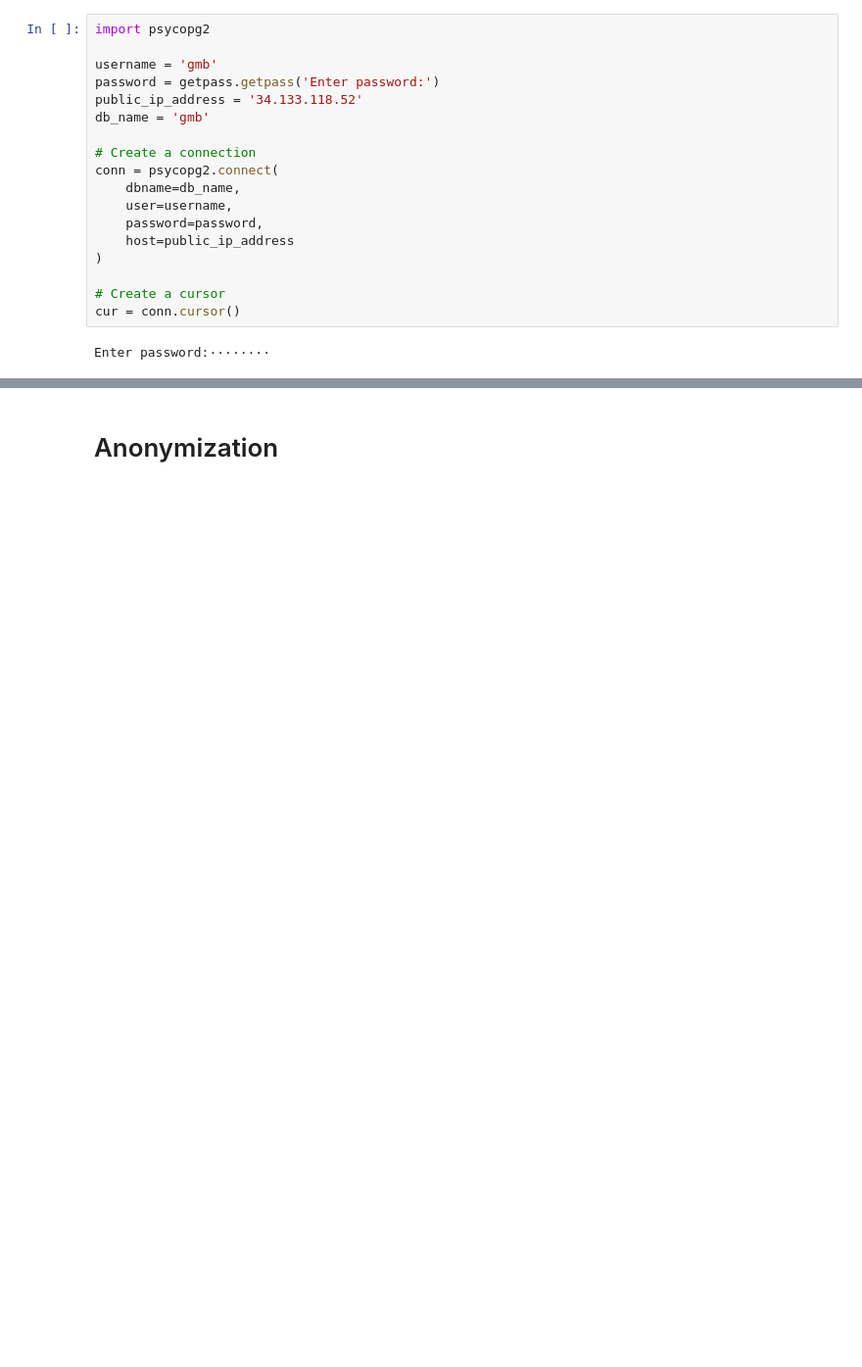
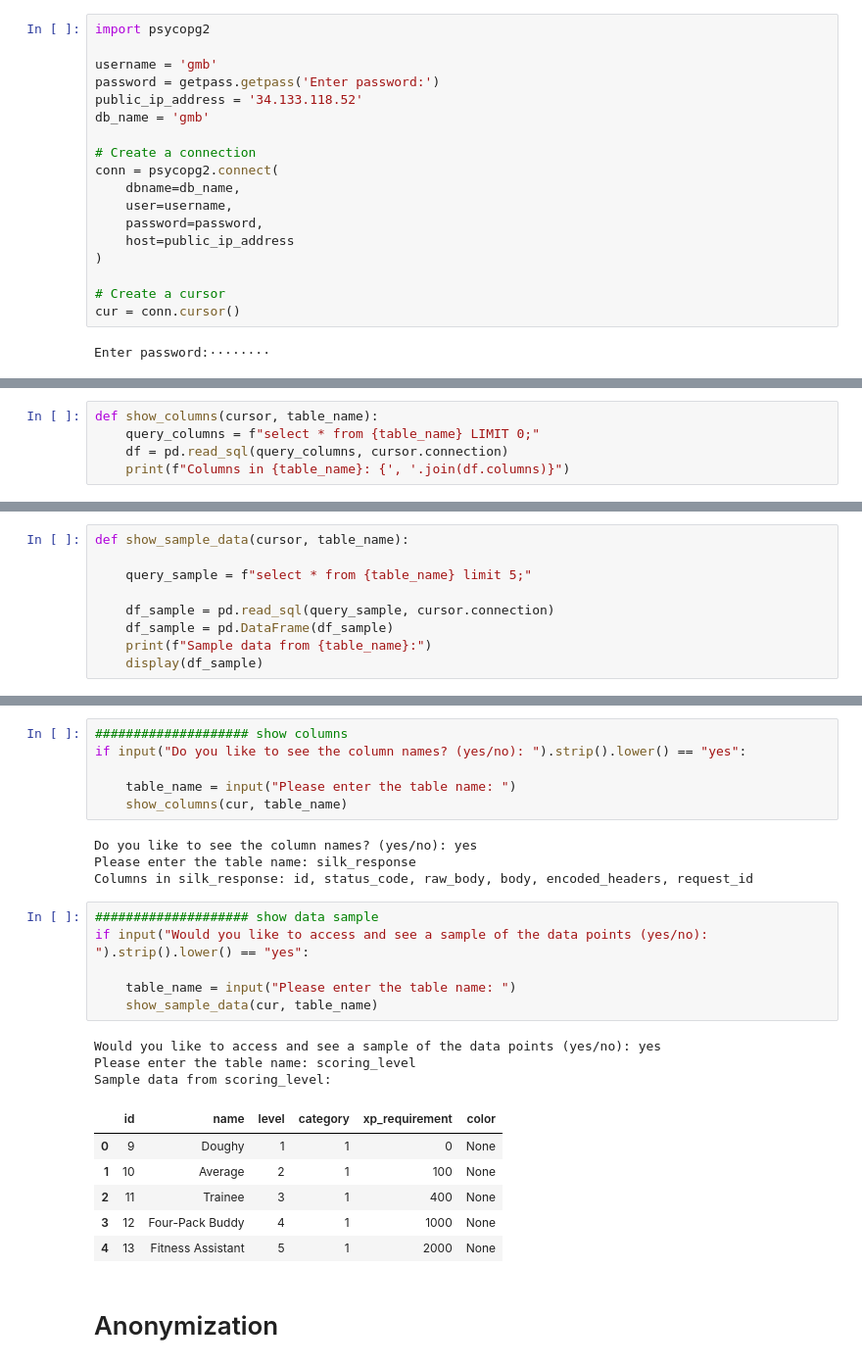
Before and after one commit to GMB-Interns/ETL, a Jupyter notebook: gcloud_etl_pipeline/ETL_Anonymization.ipynb, the cells around one changed output, grey strips where cells are left out. Shown at 98% size. Drawn from its saved outputs; the diff is of its cells as text; blank space fills up the shorter version.

```diff
--- a/gcloud_etl_pipeline/ETL_Anonymization.ipynb
+++ b/gcloud_etl_pipeline/ETL_Anonymization.ipynb
@@ -53,0 +69,5 @@ cur.execute(query)
+# %%
+def show_columns(cursor, table_name):
+    query_columns = f"select * from {table_name} LIMIT 0;"
+    df = pd.read_sql(query_columns, cursor.connection)
+    print(f"Columns in {table_name}: {', '.join(df.columns)}")
@@ -53,0 +76,9 @@ cur.execute(query)
+# %%
+def show_sample_data(cursor, table_name):
+
+    query_sample = f"select * from {table_name} limit 5;"
+
+    df_sample = pd.read_sql(query_sample, cursor.connection)
+    df_sample = pd.DataFrame(df_sample)
+    print(f"Sample data from {table_name}:")
+    display(df_sample)
@@ -54,3 +107,29 @@ cur.execute(query)
+# %%
+#################### show columns
+if input("Do you like to see the column names? (yes/no): ").strip().lower() == "yes":
+
+    table_name = input("Please enter the table name: ")
+    show_columns(cur, table_name)
+# %% [output]
+Do you like to see the column names? (yes/no): yes
+Please enter the table name: silk_response
+Columns in silk_response: id, status_code, raw_body, body, encoded_headers, request_id
+# %%
+#################### show data sample
+if input("Would you like to access and see a sample of the data points (yes/no): ").strip().lower() == "yes":
+
+    table_name = input("Please enter the table name: ")
+    show_sample_data(cur, table_name)
+# %% [output]
+Would you like to access and see a sample of the data points (yes/no): yes
+Please enter the table name: scoring_level
+Sample data from scoring_level:
+|  | id | name | level | category | xp_requirement | color |
+| 0 | 9 | Doughy | 1 | 1 | 0 | None |
+| 1 | 10 | Average | 2 | 1 | 100 | None |
+| 2 | 11 | Trainee | 3 | 1 | 400 | None |
+| 3 | 12 | Four-Pack Buddy | 4 | 1 | 1000 | None |
+| 4 | 13 | Fitness Assistant | 5 | 1 | 2000 | None |
 # %% [markdown]
 # Anonymization
 # %%
```
Also changed, not shown: parts of 9 cells of this notebook, 1 other file.
